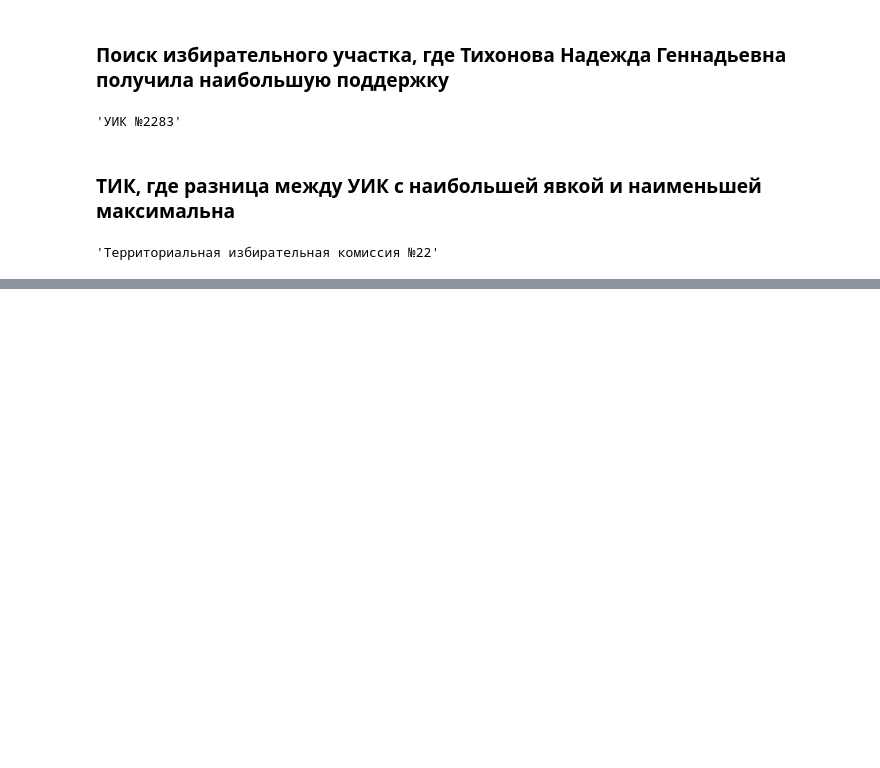
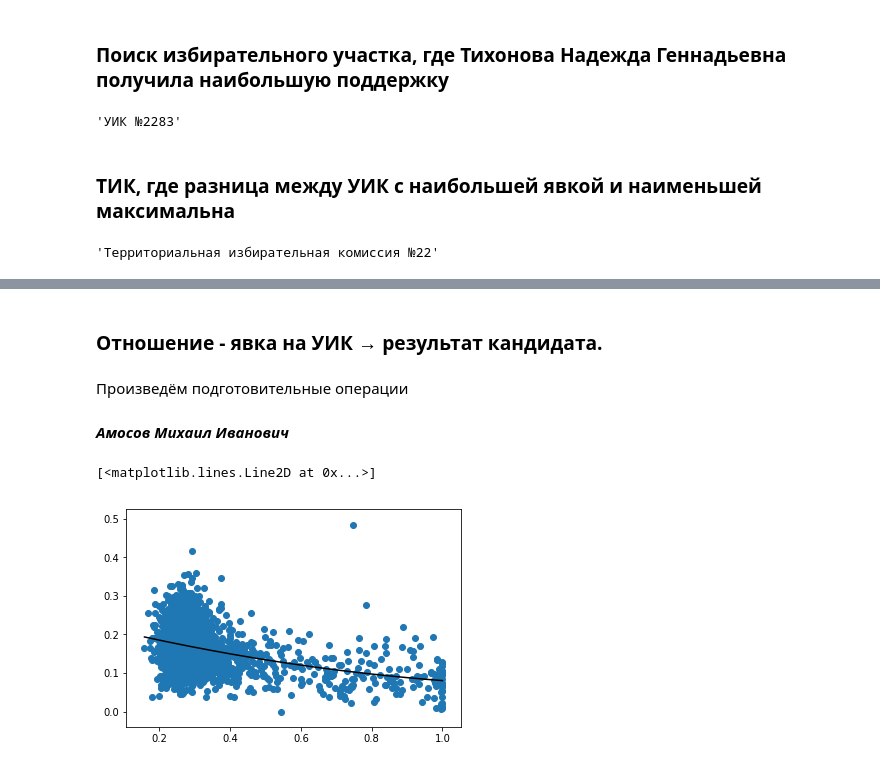
Before and after one commit to volkoshkursk/text_classification, a Jupyter notebook: 4/analyze.ipynb, the cells around one changed output, grey strips where cells are left out. Saved outputs shown, nothing was run; the diff lists cells and outputs as text; code cells hidden in the pictures; blank space fills up the shorter version.

```diff
--- a/4/analyze.ipynb
+++ b/4/analyze.ipynb
@@ -96,0 +144,17 @@ delta
+# %% [markdown]
+### Отношение - явка на УИК  →  результат кандидата.
+# %% [markdown]
+Произведём подготовительные операции
+# %%
+import matplotlib.pyplot as plt
+df['Явка'] = count_of_turnout/df['Число избирателей, внесенных в список '
+                                'избирателей на момент окончания голосования']
+# %% [markdown]
+___Амосов Михаил Иванович___
+# %%
+plt.scatter(df['Явка'],
+           (df['Амосов Михаил Иванович']/count_of_turnout))
+plt.plot(np.unique(df['Явка']), np.poly1d(np.polyfit(df['Явка'], df['Амосов Михаил Иванович']/count_of_turnout, 2))(np.unique(df['Явка'])),color = 'black')
+# %% [output]
+[<matplotlib.lines.Line2D at 0x...>]
+[figure, added]
```
Also changed, not shown: parts of 17 cells of this notebook, 1 other file.
